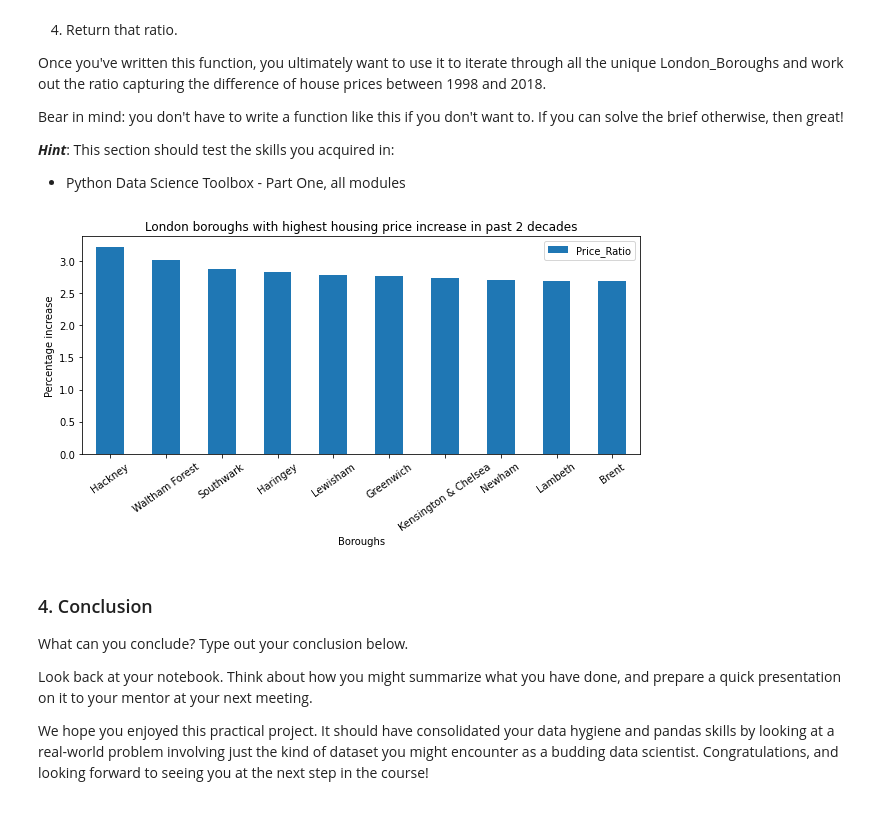
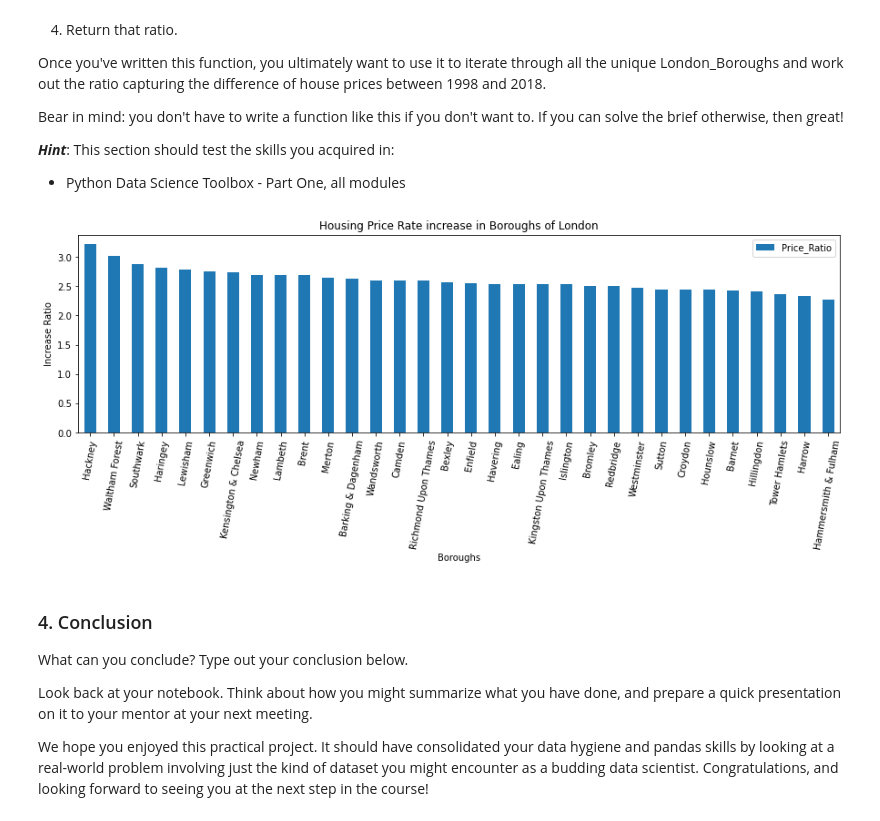
Before and after one commit to GentiNdreu/Springboard, a Jupyter notebook: Unit 4 Challenge - Tier 3.ipynb, the cells around one changed output. Cells and saved outputs as stored; diff of their text form; code cells hidden in the pictures.

```diff
--- a/Unit 4 Challenge - Tier 3.ipynb
+++ b/Unit 4 Challenge - Tier 3.ipynb
@@ -271,25 +271,25 @@ def create_price_ratio(boro):
 # %%
 # create an empty df
 ratio_per_boro =pd.DataFrame(columns=["Boroughs", "Price_Ratio"])
 
 # itinerate through unique_boroughs and add data to the empty df
 for borough in unique_boroughs:
     ratio_per_boro.loc[len(ratio_per_boro)] = [borough, create_price_ratio(borough)]
 
 
 ratio_per_boro.sort_values('Price_Ratio', ascending = False, ignore_index=True, inplace=True)
 
 #plot 10 boroughs with highest price increase
 
-ratio_per_boro[:10].plot(kind = 'bar',
+ratio_per_boro.plot(kind = 'bar',
                          x = 'Boroughs',
-                         ylabel= 'Percentage increase',
-                         rot = 35,
-                        title = 'London boroughs with highest housing price increase in past 2 decades',
-                        figsize=(10,4)
+                         ylabel= 'Increase Ratio',
+                         rot = 80,
+                        title = 'Housing Price Rate increase in Boroughs of London',
+                        figsize=(15,4)
                         );
 # %% [output]
-[figure, old version]
+[figure, new version]
 # %% [markdown]
 ### 4. Conclusion
 What can you conclude? Type out your conclusion below.
```
